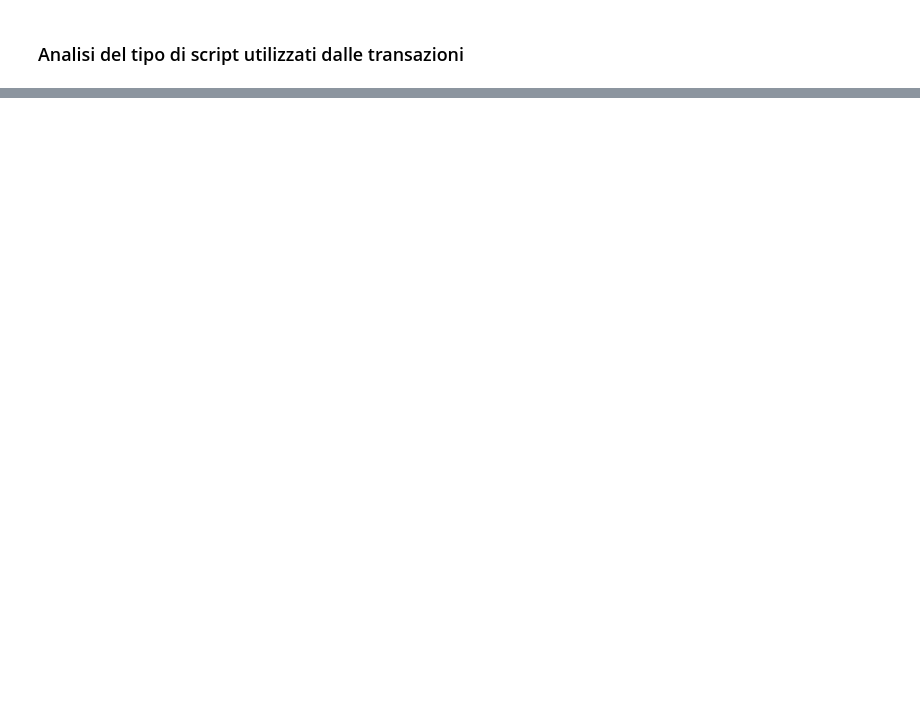
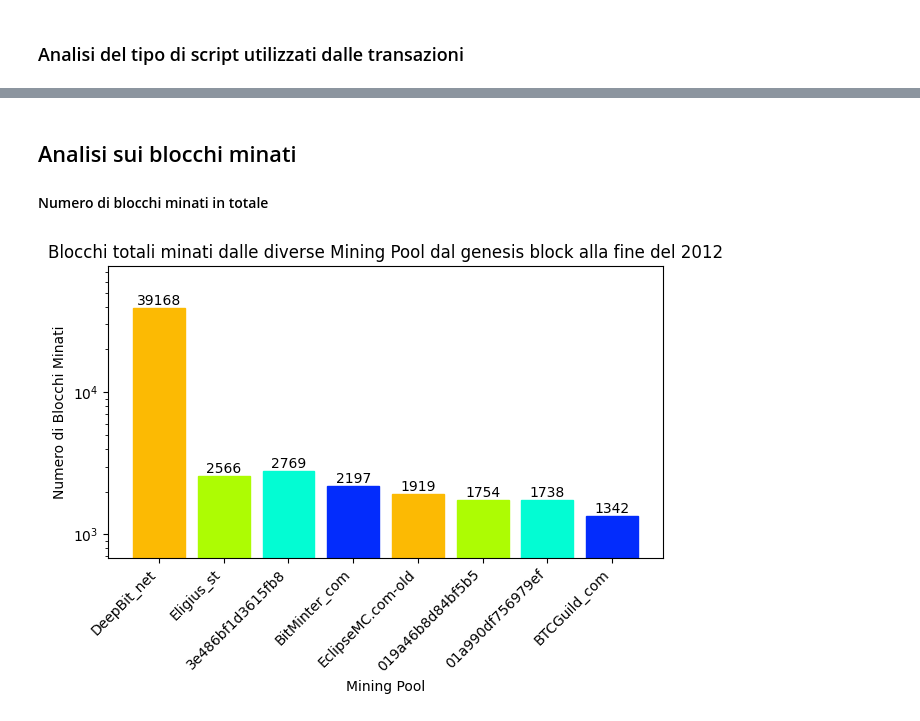
Before and after one commit to normalset/webscrapinglab, a Jupyter notebook: progetto_ratings/RATINGS.ipynb, the cells around one changed output, grey strips where cells are left out. Drawn from its saved outputs; the diff is of its cells as text; code cells hidden in the pictures; blank space fills up the shorter version.

```diff
--- a/progetto_ratings/RATINGS.ipynb
+++ b/progetto_ratings/RATINGS.ipynb
@@ -349,0 +671,7 @@ plt.show()
+# %%
+#riapro il dataframe delle transazioni
+tdf = pd.read_csv("./datasets/transactions.csv",
+                  names=['timestamp', 'blockId', 'txId', 'isCoinbase','fee'] ,
+                  dtype={'timestamp':'int32' , 'blockId':'int32', 'txId':'int32' , 'isCoinbase':'bool' , 'fee':'int64'},
+                  )
+valid_txid = tdf[tdf['isCoinbase']==1]['txId'].to_list()
@@ -349,0 +680,7 @@ plt.show()
+# %%
+odf = pd.merge(
+  odf ,
+  tdf[["timestamp" , "txId" , "fee", "blockId"]],
+  on="txId",
+  how="left"
+)
@@ -349,0 +689,4 @@ plt.show()
+# %%
+odf['timestamp'] = pd.to_datetime(odf['timestamp'], unit='s')
+
+odf.head()
@@ -349,0 +753,44 @@ plt.show()
+# %% [markdown]
+## Analisi sui blocchi minati
+
+#### Numero di blocchi minati in totale
+# %%
+import matplotlib.pyplot as plt
+blocks_mined = odf[odf["mining_pool"] != "Other"]
+blocks_mined = blocks_mined["mining_pool"].value_counts()
+blocks_mined = pd.DataFrame(blocks_mined)
+
+mining_pools_list =['DeepBit_net','Eligius_st','3e486bf1d3615fb8','BitMinter_com', 'EclipseMC.com-old', '019a46b8d84bf5b5', '01a990df756979ef','BTCGuild_com']
+pools = []
+
+#per ogni mining pool prendo il numero di blocchi unici che appartengono alle diverse mining pools
+for mining_pool in mining_pools_list:
+  pools.append( len(odf[odf['mining_pool'] == mining_pool]['blockId'].unique()))
+
+fig, ax = plt.subplots()
+bars = ax.bar(mining_pools_list , pools)
+ax.bar_label(bars)
+
+bars[0].set_color("#fcba03")
+bars[1].set_color("#adfc03")
+bars[2].set_color("#03fcd3")
+bars[3].set_color("#032cfc")
+bars[4].set_color("#fcba03")
+bars[5].set_color("#adfc03")
+bars[6].set_color("#03fcd3")
+bars[7].set_color("#032cfc")
+
+# Customize the plot further (title, labels, etc.)
+plt.yscale('log')
+plt.title("Blocchi totali minati dalle diverse Mining Pool dal genesis block alla fine del 2012")
+plt.xlabel("Mining Pool")
+plt.ylabel("Numero di Blocchi Minati")
+
+#aggingo un po' di margine
+ax.margins(y=0.2)
+
+plt.xticks(rotation=45, ha='right')  # Rotate x-axis labels and align right
+plt.tight_layout()
+plt.show()
+# %% [output]
+[figure, added]
```
Also changed, not shown: parts of 77 cells of this notebook, 1 other file.
